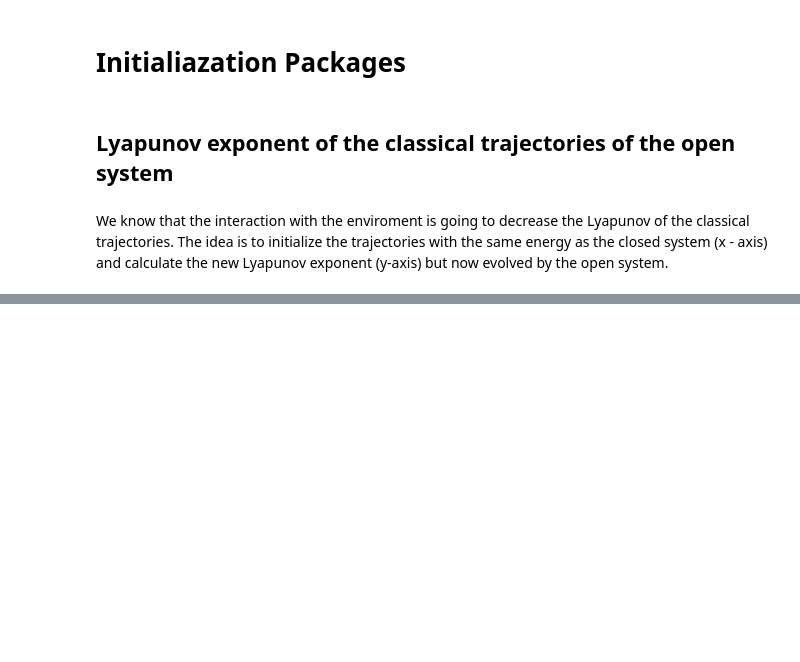
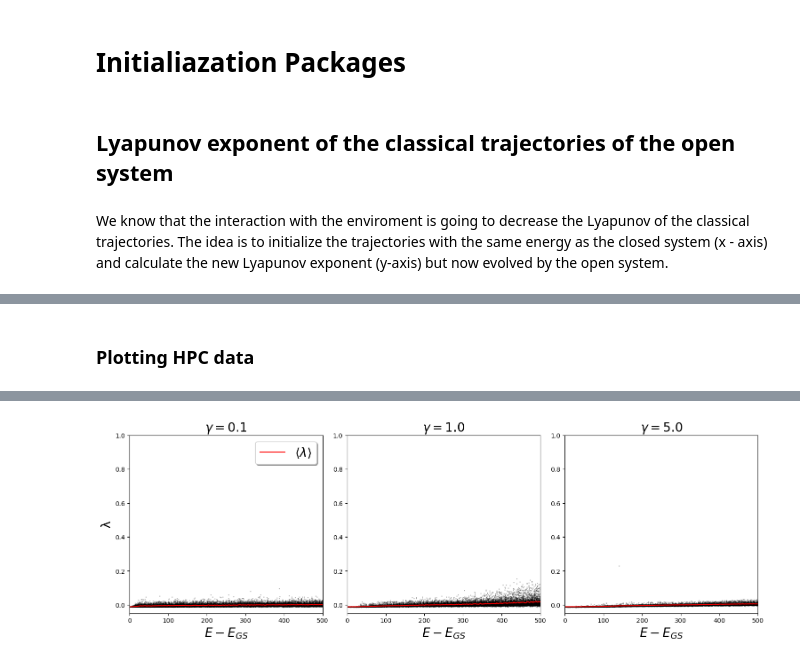
Before and after one commit to edsonsignor/Coupled_KPOs, a Jupyter notebook: notebooks/Open_Classical_Lyapunov.ipynb, the cells around one changed output, grey strips where cells are left out. Cells and saved outputs as stored; diff of their text form; code cells hidden in the pictures; blank space fills up the shorter version.

Commit message:
Analysis of the Classical Open system complete

```diff
--- a/notebooks/Open_Classical_Lyapunov.ipynb
+++ b/notebooks/Open_Classical_Lyapunov.ipynb
@@ -28,4 +28,7 @@ using .Classical_open_KPOs
 # %% [markdown]
 We know that the interaction with the enviroment is going to decrease the Lyapunov of the classical trajectories. The idea is to initialize the trajectories with the same energy as the closed system (x - axis) and calculate the new Lyapunov exponent (y-axis) but now evolved by the open system.
 # %%
+#KPOs parameters
+p = Δ1, K1, ξ11, ξ21, Δ2, K2, ξ12, ξ22, γ, κ1, κ2 = 0., 1., 0., 5., 0., 1., 0., 5., 1.0, 0.025, 0.025;
+min_ics = 10
 # %% [output]
@@ -32,0 +38,5 @@ Cluster_visualizationγ (generic function with 1 method)
+# %%
+E = 0
+ICs, ωs = Classical_KPOs.Weighted_initial_conditions(E, p[1:9], -13., 13., min_ics=min_ics)
+println("Initial conditions with Energy $(E)")
+display(ICs[1:10])
@@ -32,0 +58,11 @@ Cluster_visualizationγ (generic function with 1 method)
+# %%
+N = Int(2e5) #number of time steps for the Lyapunov calculation
+Δt = 1e-3 #smallest time inteval for the Lapunov calculation
+err= 1e-3 #tolerance for the Lyapunov calculation
+λs = zeros(length(ICs))
+
+for i in 1:length(ICs)
+    λ_max  = Classical_open_KPOs.Lyapunov_max(ICs[i], p, N, Δt, err)
+    println("Lyapunov exponent for IC $(i): $(λ_max)")
+    λs[i] = λ_max
+end
@@ -32,0 +122,60 @@ Cluster_visualizationγ (generic function with 1 method)
+# %% [markdown]
+### Plotting HPC data
+# %%
+fig = figure(figsize=(15,5), layout= "constrained")
+gs = fig.add_gridspec(1,3)
+element(i,j) = get(gs, (i,j)) # starts at 0 to N-1
+slice(i,j) = pycall(pybuiltin("slice"), PyObject, i,j)
+colors_ = ["red", "blue", "green", "orange", "purple", "brown", "pink", "gray", "olive", "cyan"];
+markers_ = ["o", "v", "s", "D", "^", "<", ">", "p", "*", "h"];
+xx_lim = 500
+font_label = 20
+
+
+Δ1, K1, ξ11, ξ21, Δ2, K2, ξ12, ξ22, κ1, κ2 =  0., 1., 0., 5., 0., 1., 0., 5., 0.025, 0.025;
+ps = [0.1, 1., 5.]
+ICs = 100
+
+
+#Lyapunov exponent
+#Lyapunov exponent
+for j in 1:3
+    ax = fig.add_subplot(element(0,j-1))
+    p = Δ1, K1, ξ11, ξ21, Δ2, K2, ξ12, ξ22, ps[j], κ1, κ2;
+
+    roots, cE, λs_p31, s_λ = closed_crit_energies(p,6);
+    n_E = 300
+    Es1 = range(cE[1],600+cE[1], length=n_E)
+    println( cE[1] )
+    Energies = Es1 .- cE[1]
+    λ_mean = zeros(n_E)
+    λs= load("../data/Lyapunov_open/Lyapunov_Energies_$(p)_ICs_$(ICs)_open.jld")["λs"]
+    println("γ = $(ps[j])")
+
+
+
+    for i in 1:length(λs)
+        scatter(range(Energies[i], Energies[i], length=length(λs[i])), λs[i], color="black", alpha=0.2,s=1);
+        λ_mean[i] = mean(λs[i])
+    end
+
+    plot(Energies, λ_mean, "-", color="red", markersize=5, label = L"⟨λ⟩");
+    title(L"γ = %$(ps[j])", fontsize=font_label)
+    #ax.text(.03, 0.85, L"γ = %$(ps[j])", transform=ax.transAxes, fontsize=20, verticalalignment="top")
+    if j ==1
+        legend(fontsize=20, shadow=true, loc = "upper right");
+    end
+
+    if j ==1
+        ylabel("λ", fontsize = font_label)
+        #yticks([0, 4, 8], fontsize=15)
+        #xlim(0, 130)
+        #ylim(-.05, 3.5)
+    else
+        #yticks([])
+    end
+    xlim(-0.05, xx_lim)
+    ylim(-.05, 1.0)
+    xlabel(L"E - E_{GS}", fontsize = font_label)
+end
+# %% [output]
@@ -32,0 +188 @@ Cluster_visualizationγ (generic function with 1 method)
+[figure, added]
```
Also changed, not shown: parts of 10 cells of this notebook, 6 other files.
